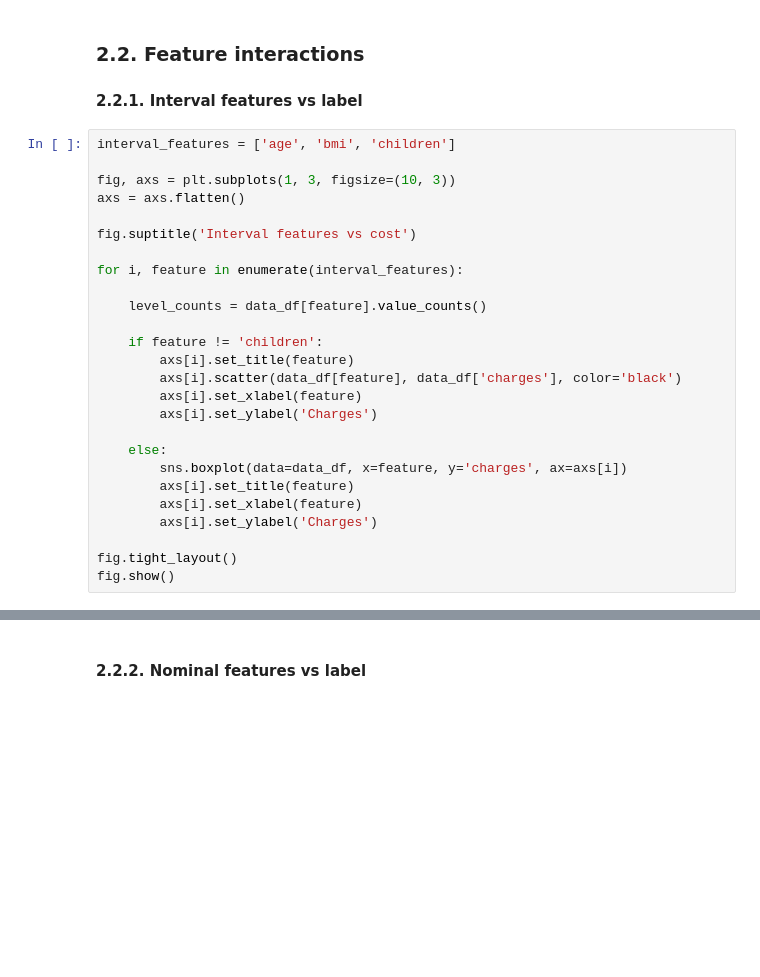
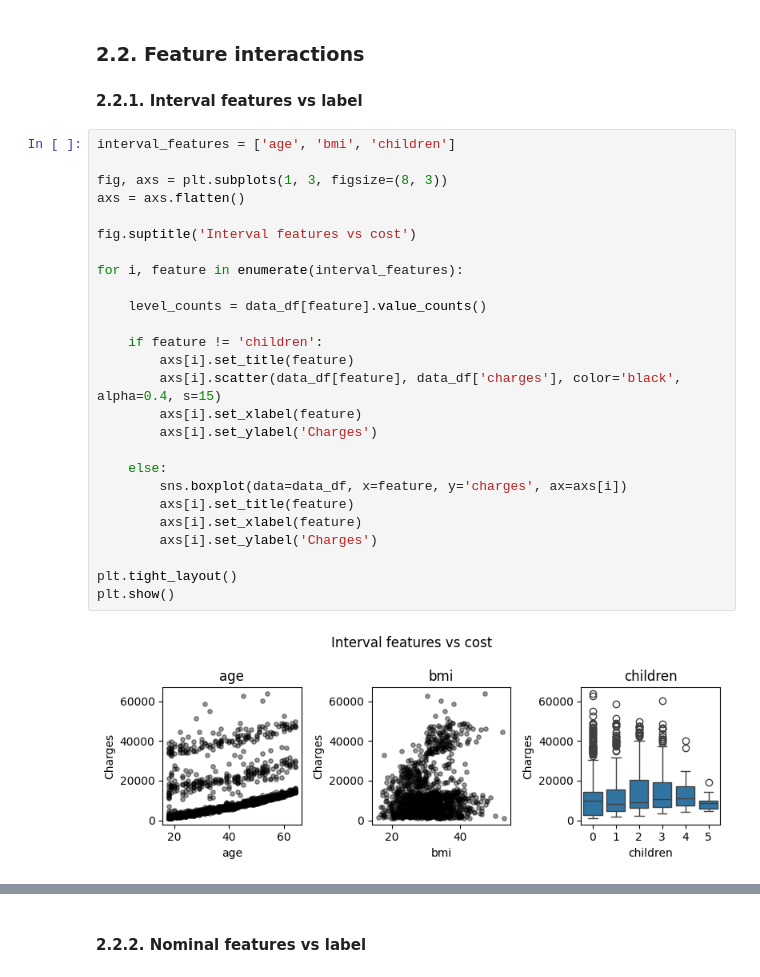
Before and after one commit to 4GeeksAcademy/gperdrizet-linear-regression, a Jupyter notebook: notebooks/solution.ipynb, the cells around one changed output, grey strips where cells are left out. Saved outputs shown, nothing was run; the diff lists cells and outputs as text; blank space fills up the shorter version.

```diff
--- a/notebooks/solution.ipynb
+++ b/notebooks/solution.ipynb
@@ -93,26 +170,28 @@ fig.show()
 # %%
 interval_features = ['age', 'bmi', 'children']
 
-fig, axs = plt.subplots(1, 3, figsize=(10, 3))
+fig, axs = plt.subplots(1, 3, figsize=(8, 3))
 axs = axs.flatten()
 
 fig.suptitle('Interval features vs cost')
 
 for i, feature in enumerate(interval_features):
 
     level_counts = data_df[feature].value_counts()
 
     if feature != 'children':
         axs[i].set_title(feature)
-        axs[i].scatter(data_df[feature], data_df['charges'], color='black')
+        axs[i].scatter(data_df[feature], data_df['charges'], color='black', alpha=0.4, s=15)
         axs[i].set_xlabel(feature)
         axs[i].set_ylabel('Charges')
 
     else:
         sns.boxplot(data=data_df, x=feature, y='charges', ax=axs[i])
         axs[i].set_title(feature)
         axs[i].set_xlabel(feature)
         axs[i].set_ylabel('Charges')
 
-fig.tight_layout()
-fig.show()
+plt.tight_layout()
+plt.show()
+# %% [output]
+[figure, added]
```
Also changed, not shown: parts of 48 cells of this notebook.
